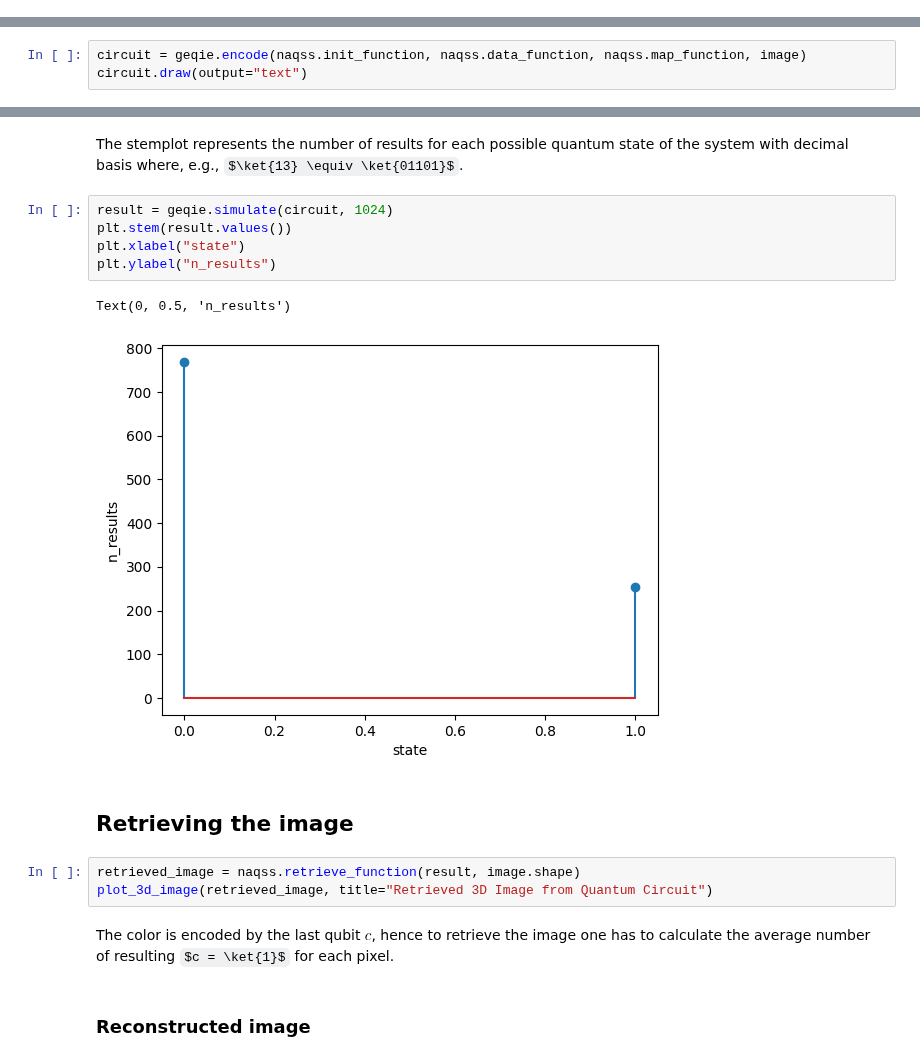
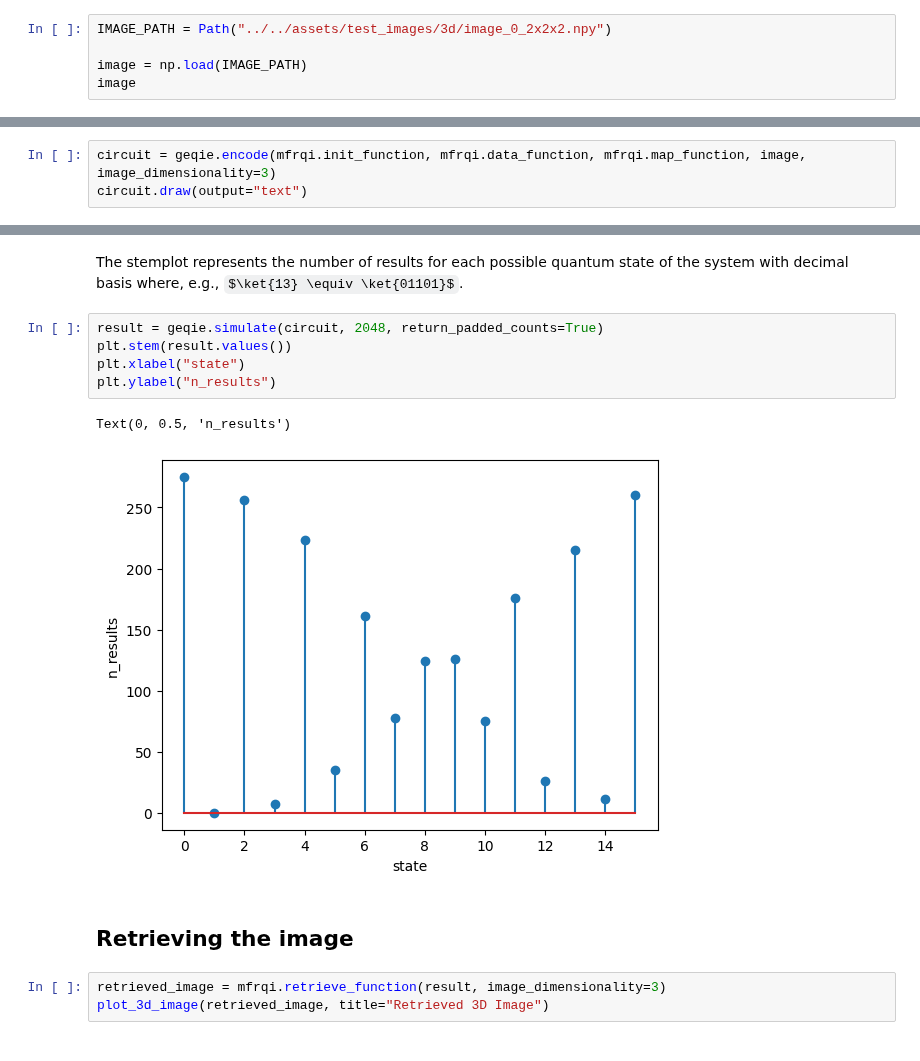
Before and after one commit to merQlab/geqie, a Jupyter notebook: examples/encodings/mfrqi.ipynb, the cells around one changed output, grey strips where cells are left out. Cells and saved outputs as stored; diff of their text form; some formulas as TeX source.

Commit message:
Add MFRQI

```diff
--- a/examples/encodings/naqss.ipynb
+++ b/examples/encodings/mfrqi.ipynb
@@ -104,0 +99,5 @@ array([[[172,  10],
+# %%
+IMAGE_PATH = Path("../../assets/test_images/3d/image_0_2x2x2.npy")
+
+image = np.load(IMAGE_PATH)
+image
@@ -107,7 +112,7 @@ plot_3d_image(image, title="Visualization of the 2x2x2 image")
 # %% [markdown]
 ### Encoding using unitary gate
 # %%
-circuit = geqie.encode(naqss.init_function, naqss.data_function, naqss.map_function, image)
+circuit = geqie.encode(mfrqi.init_function, mfrqi.data_function, mfrqi.map_function, image, image_dimensionality=3)
 circuit.draw(output="text")
 # %% [output]
         »
@@ -132,19 +137,15 @@ meas: 5/»
 # %% [markdown]
 The stemplot represents the number of results for each possible quantum state of the system with decimal basis where, e.g., $\ket{13} \equiv \ket{01101}$.
 # %%
-result = geqie.simulate(circuit, 1024)
+result = geqie.simulate(circuit, 2048, return_padded_counts=True)
 plt.stem(result.values())
 plt.xlabel("state")
 plt.ylabel("n_results")
 # %% [output]
 Text(0, 0.5, 'n_results')
-[figure, old version]
+[figure, new version]
 # %% [markdown]
 ## Retrieving the image
 # %%
-retrieved_image = naqss.retrieve_function(result, image.shape)
-plot_3d_image(retrieved_image, title="Retrieved 3D Image from Quantum Circuit")
+retrieved_image = mfrqi.retrieve_function(result, image_dimensionality=3)
+plot_3d_image(retrieved_image, title="Retrieved 3D Image")
-# %% [markdown]
-The color is encoded by the last qubit $c$, hence to retrieve the image one has to calculate the average number of resulting $c = \ket{1}$ for each pixel.
-# %% [markdown]
-### Reconstructed image
```
Also changed, not shown: parts of 15 cells of this notebook, 8 other files.
